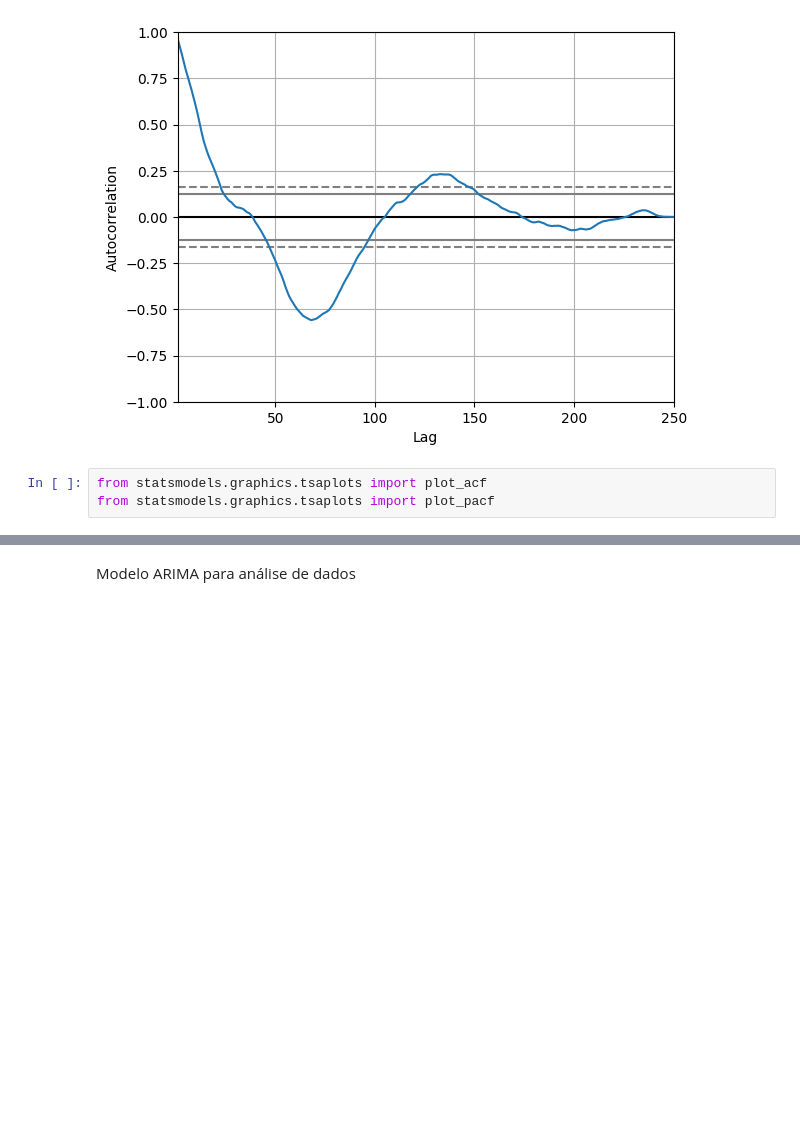
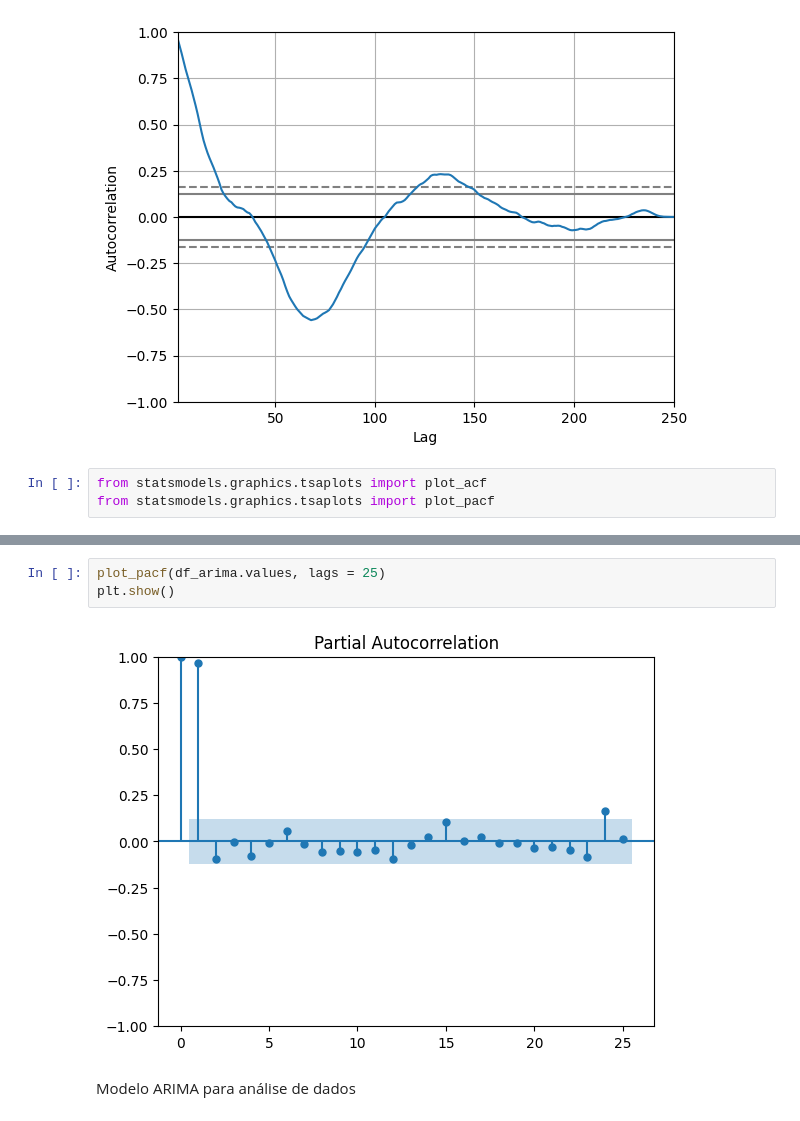
Before and after one commit to jorgeplatero/postech_techchallenge_fase_2, a Jupyter notebook: notebook.ipynb, the cells around one changed output, grey strips where cells are left out. Saved outputs shown, nothing was run; the diff lists cells and outputs as text; blank space fills up the shorter version.

```diff
--- a/notebook.ipynb
+++ b/notebook.ipynb
@@ -424,3 +422,8 @@ plt.show()
+# %%
+plot_pacf(df_arima.values, lags = 25)
+plt.show()
+# %% [output]
+[figure, added]
 # %% [markdown]
 Modelo ARIMA para análise de dados
 # %%
```
Also changed, not shown: parts of 12 cells of this notebook.
